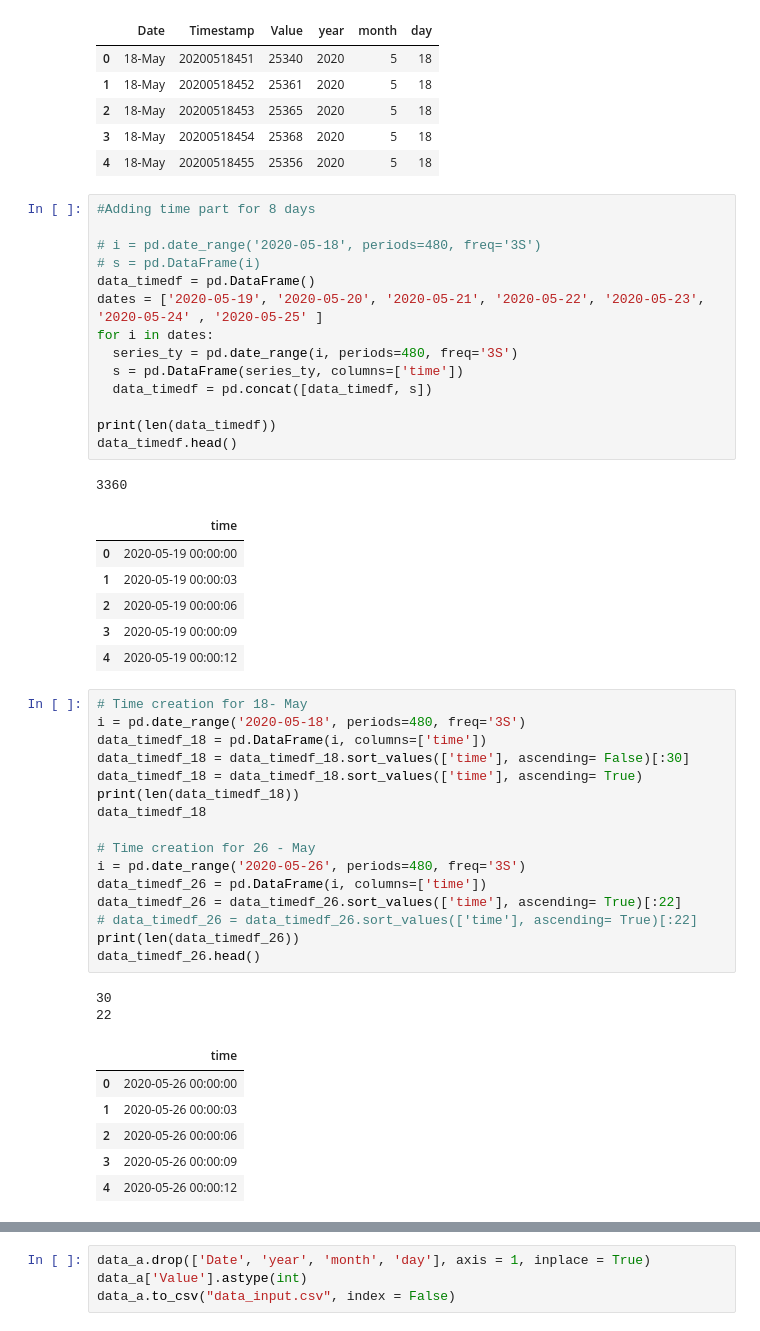
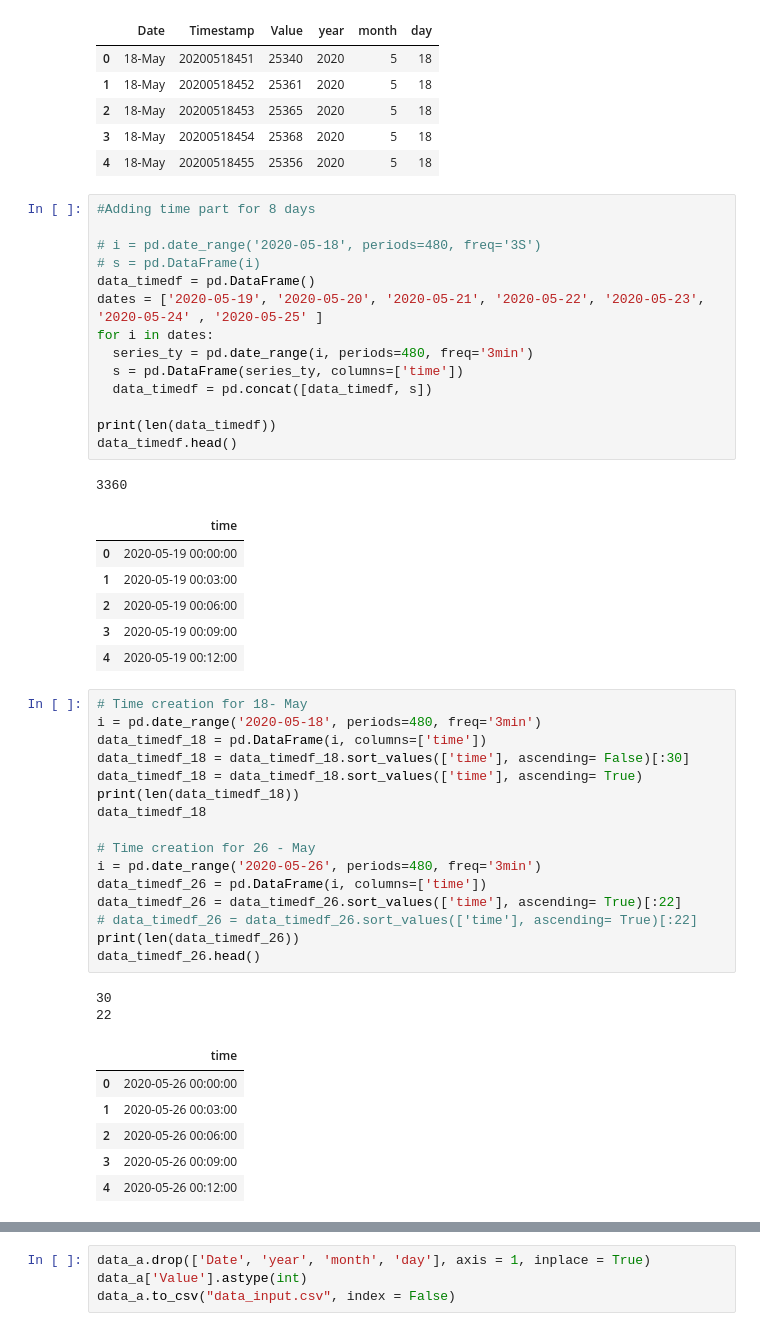
Before and after one commit to navjotsingh151/Sensor-TimeSeriesAnalysis, a Jupyter notebook: TimeSeriesAnalysis.ipynb, the cells around one changed output, grey strips where cells are left out. Cells and saved outputs as stored; diff of their text form.

```diff
--- a/TimeSeriesAnalysis.ipynb
+++ b/TimeSeriesAnalysis.ipynb
@@ -73,28 +80,28 @@ data_a.head()
 # %%
 #Adding time part for 8 days
 
 # i = pd.date_range('2020-05-18', periods=480, freq='3S')
 # s = pd.DataFrame(i)
 data_timedf = pd.DataFrame()
 dates = ['2020-05-19', '2020-05-20', '2020-05-21', '2020-05-22', '2020-05-23', '2020-05-24' , '2020-05-25' ]
 for i in dates:
-  series_ty = pd.date_range(i, periods=480, freq='3S')
+  series_ty = pd.date_range(i, periods=480, freq='3min')
   s = pd.DataFrame(series_ty, columns=['time'])
   data_timedf = pd.concat([data_timedf, s])
 
 print(len(data_timedf))
 data_timedf.head()
 # %% [output]
 3360
 |  | time |
 | 0 | 2020-05-19 00:00:00 |
-| 1 | 2020-05-19 00:00:03 |
-| 2 | 2020-05-19 00:00:06 |
-| 3 | 2020-05-19 00:00:09 |
-| 4 | 2020-05-19 00:00:12 |
+| 1 | 2020-05-19 00:03:00 |
+| 2 | 2020-05-19 00:06:00 |
+| 3 | 2020-05-19 00:09:00 |
+| 4 | 2020-05-19 00:12:00 |
 # %%
 # Time creation for 18- May
-i = pd.date_range('2020-05-18', periods=480, freq='3S')
+i = pd.date_range('2020-05-18', periods=480, freq='3min')
 data_timedf_18 = pd.DataFrame(i, columns=['time'])
 data_timedf_18 = data_timedf_18.sort_values(['time'], ascending= False)[:30]
 data_timedf_18 = data_timedf_18.sort_values(['time'], ascending= True)
@@ -102,7 +109,7 @@ print(len(data_timedf_18))
 data_timedf_18
 
 # Time creation for 26 - May
-i = pd.date_range('2020-05-26', periods=480, freq='3S')
+i = pd.date_range('2020-05-26', periods=480, freq='3min')
 data_timedf_26 = pd.DataFrame(i, columns=['time'])
 data_timedf_26 = data_timedf_26.sort_values(['time'], ascending= True)[:22]
 # data_timedf_26 = data_timedf_26.sort_values(['time'], ascending= True)[:22]
@@ -113,10 +120,10 @@ data_timedf_26.head()
 22
 |  | time |
 | 0 | 2020-05-26 00:00:00 |
-| 1 | 2020-05-26 00:00:03 |
-| 2 | 2020-05-26 00:00:06 |
-| 3 | 2020-05-26 00:00:09 |
-| 4 | 2020-05-26 00:00:12 |
+| 1 | 2020-05-26 00:03:00 |
+| 2 | 2020-05-26 00:06:00 |
+| 3 | 2020-05-26 00:09:00 |
+| 4 | 2020-05-26 00:12:00 |
 # %%
 ## Concatenate all time series
 
```
Also changed, not shown: parts of 26 cells of this notebook.
